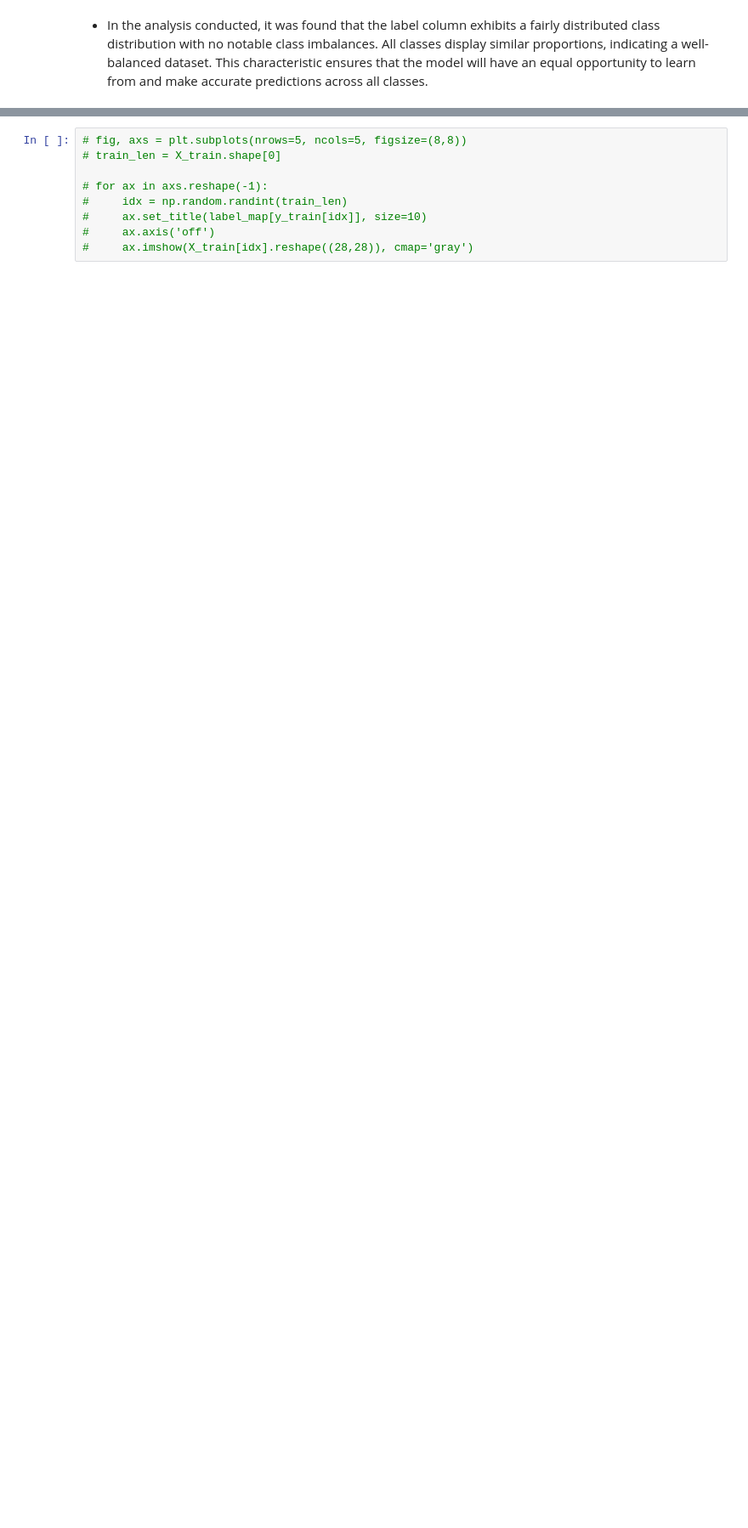
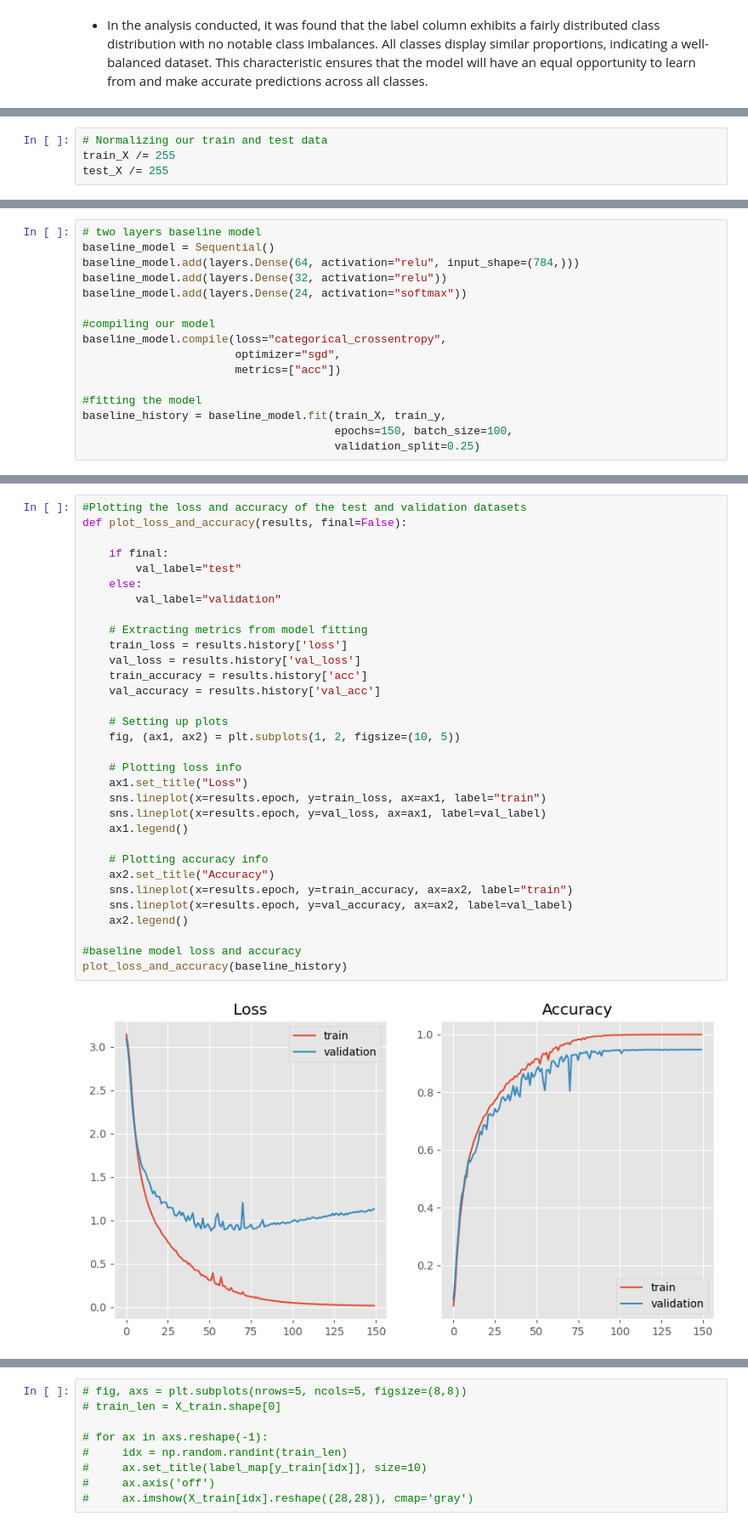
Before and after one commit to JamesMbeti/KSL-FINGERSPELLING-RECOGNITION, a Jupyter notebook: CNN2.ipynb, the cells around one changed output, grey strips where cells are left out. Shown: that part at 85% size. Saved outputs shown, nothing was run; the diff lists cells and outputs as text; blank space fills up the shorter version.

```diff
--- a/CNN2.ipynb
+++ b/CNN2.ipynb
@@ -247,0 +270,4 @@ check_distribution(test, 'label', "test")
+# %%
+# Normalizing our train and test data
+train_X /= 255
+test_X /= 255
@@ -247,0 +310,16 @@ check_distribution(test, 'label', "test")
+# %%
+# two layers baseline model
+baseline_model = Sequential()
+baseline_model.add(layers.Dense(64, activation="relu", input_shape=(784,)))
+baseline_model.add(layers.Dense(32, activation="relu"))
+baseline_model.add(layers.Dense(24, activation="softmax"))
+
+#compiling our model
+baseline_model.compile(loss="categorical_crossentropy",
+                       optimizer="sgd",
+                       metrics=["acc"])
+
+#fitting the model
+baseline_history = baseline_model.fit(train_X, train_y,
+                                      epochs=150, batch_size=100,
+                                      validation_split=0.25)
@@ -247,0 +367,34 @@ check_distribution(test, 'label', "test")
+# %%
+#Plotting the loss and accuracy of the test and validation datasets
+def plot_loss_and_accuracy(results, final=False):
+
+    if final:
+        val_label="test"
+    else:
+        val_label="validation"
+
+    # Extracting metrics from model fitting
+    train_loss = results.history['loss']
+    val_loss = results.history['val_loss']
+    train_accuracy = results.history['acc']
+    val_accuracy = results.history['val_acc']
+
+    # Setting up plots
+    fig, (ax1, ax2) = plt.subplots(1, 2, figsize=(10, 5))
+
+    # Plotting loss info
+    ax1.set_title("Loss")
+    sns.lineplot(x=results.epoch, y=train_loss, ax=ax1, label="train")
+    sns.lineplot(x=results.epoch, y=val_loss, ax=ax1, label=val_label)
+    ax1.legend()
+
+    # Plotting accuracy info
+    ax2.set_title("Accuracy")
+    sns.lineplot(x=results.epoch, y=train_accuracy, ax=ax2, label="train")
+    sns.lineplot(x=results.epoch, y=val_accuracy, ax=ax2, label=val_label)
+    ax2.legend()
+
+#baseline model loss and accuracy
+plot_loss_and_accuracy(baseline_history)
+# %% [output]
+[figure, added]
```
Also changed, not shown: parts of 17 cells of this notebook.
